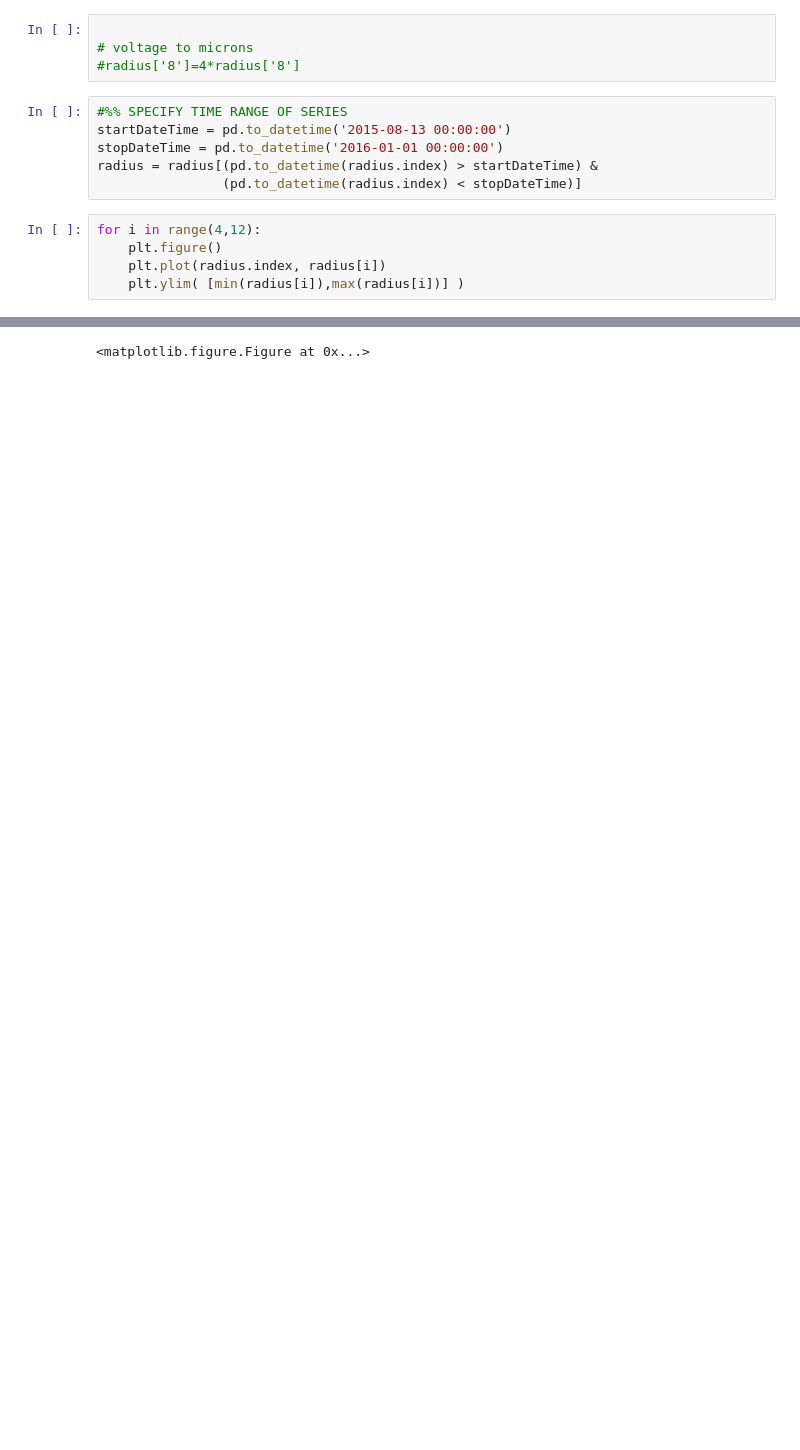
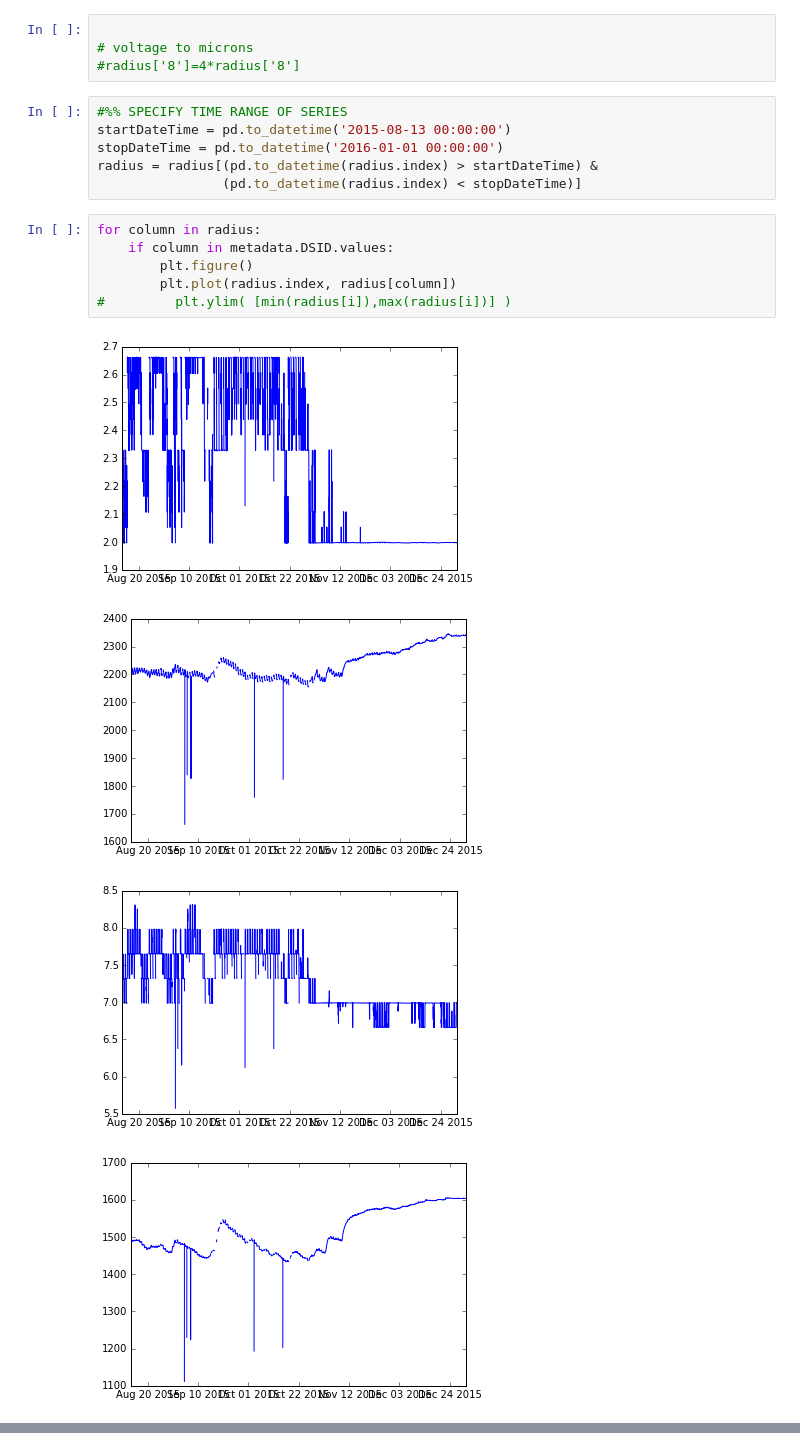
Before and after one commit to jessehahm/Piston-Dendrometer, a Jupyter notebook: Piston Dendrometer.ipynb, the cells around one changed output, grey strips where cells are left out. Saved outputs shown, nothing was run; the diff lists cells and outputs as text; blank space fills up the shorter version.

Commit message:
successfully matching metadata with datastreams, assigning dsid

```diff
--- a/Piston Dendrometer.ipynb
+++ b/Piston Dendrometer.ipynb
@@ -89,8 +138,13 @@ stopDateTime = pd.to_datetime('2016-01-01 00:00:00')
 radius = radius[(pd.to_datetime(radius.index) > startDateTime) &
                 (pd.to_datetime(radius.index) < stopDateTime)]
 # %%
-for i in range(4,12):
-    plt.figure()
-    plt.plot(radius.index, radius[i])
-    plt.ylim( [min(radius[i]),max(radius[i])] )
+for column in radius:
+    if column in metadata.DSID.values:
+        plt.figure()
+        plt.plot(radius.index, radius[column])
+#         plt.ylim( [min(radius[i]),max(radius[i])] )
 # %% [output]
+[figure, added]
+[figure, added]
+[figure, added]
+[figure, added]
@@ -98 +159,0 @@ KeyError: 4
-<matplotlib.figure.Figure at 0x...>
```
Also changed, not shown: parts of 9 cells of this notebook, 6 other files.
